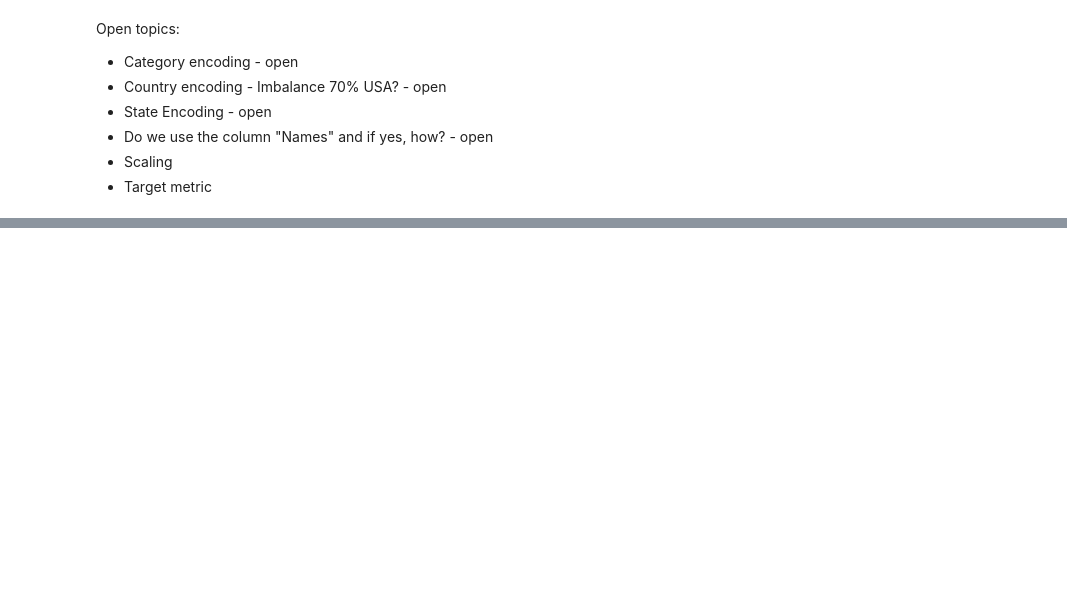
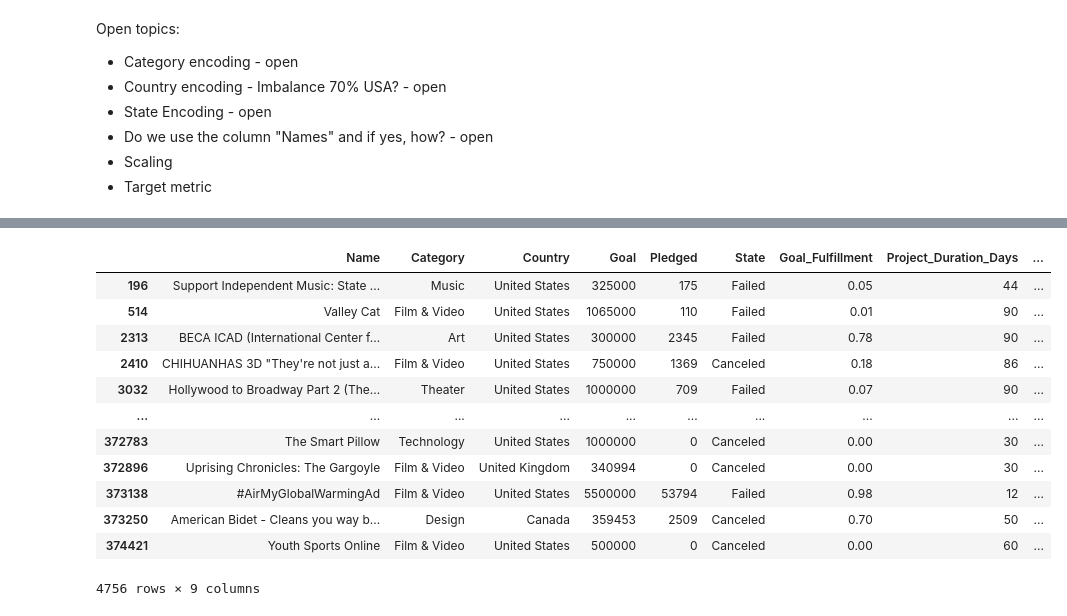
Before and after one commit to salvoha/ml-project, a Jupyter notebook: GetData_and_EDA.ipynb, the cells around one changed output, grey strips where cells are left out. Saved outputs shown, nothing was run; the diff lists cells and outputs as text; code cells hidden in the pictures; blank space fills up the shorter version.

```diff
--- a/GetData_and_EDA.ipynb
+++ b/GetData_and_EDA.ipynb
@@ -685,0 +754,16 @@ Open topics:
+# %%
+baseline_data[baseline_data['Goal'] > 250000]
+# %% [output]
+|  | Name | Category | Country | Goal | Pledged | State | Goal_Fulfillment | Project_Duration_Days | ... |
+| 196 | Support Independent Music: State ... | Music | United States | 325000 | 175 | Failed | 0.05 | 44 | ... |
+| 514 | Valley Cat | Film & Video | United States | 1065000 | 110 | Failed | 0.01 | 90 | ... |
+| 2313 | BECA ICAD (International Center f... | Art | United States | 300000 | 2345 | Failed | 0.78 | 90 | ... |
+| 2410 | CHIHUANHAS 3D "They're not just a... | Film & Video | United States | 750000 | 1369 | Canceled | 0.18 | 86 | ... |
+| 3032 | Hollywood to Broadway Part 2 (The... | Theater | United States | 1000000 | 709 | Failed | 0.07 | 90 | ... |
+| ... | ... | ... | ... | ... | ... | ... | ... | ... | ... |
+| 372783 | The Smart Pillow | Technology | United States | 1000000 | 0 | Canceled | 0.00 | 30 | ... |
+| 372896 | Uprising Chronicles: The Gargoyle | Film & Video | United Kingdom | 340994 | 0 | Canceled | 0.00 | 30 | ... |
+| 373138 | #AirMyGlobalWarmingAd | Film & Video | United States | 5500000 | 53794 | Failed | 0.98 | 12 | ... |
+| 373250 | American Bidet - Cleans you way b... | Design | Canada | 359453 | 2509 | Canceled | 0.70 | 50 | ... |
+| 374421 | Youth Sports Online | Film & Video | United States | 500000 | 0 | Canceled | 0.00 | 60 | ... |
+4756 rows × 9 columns
```
Also changed, not shown: parts of 42 cells of this notebook.
